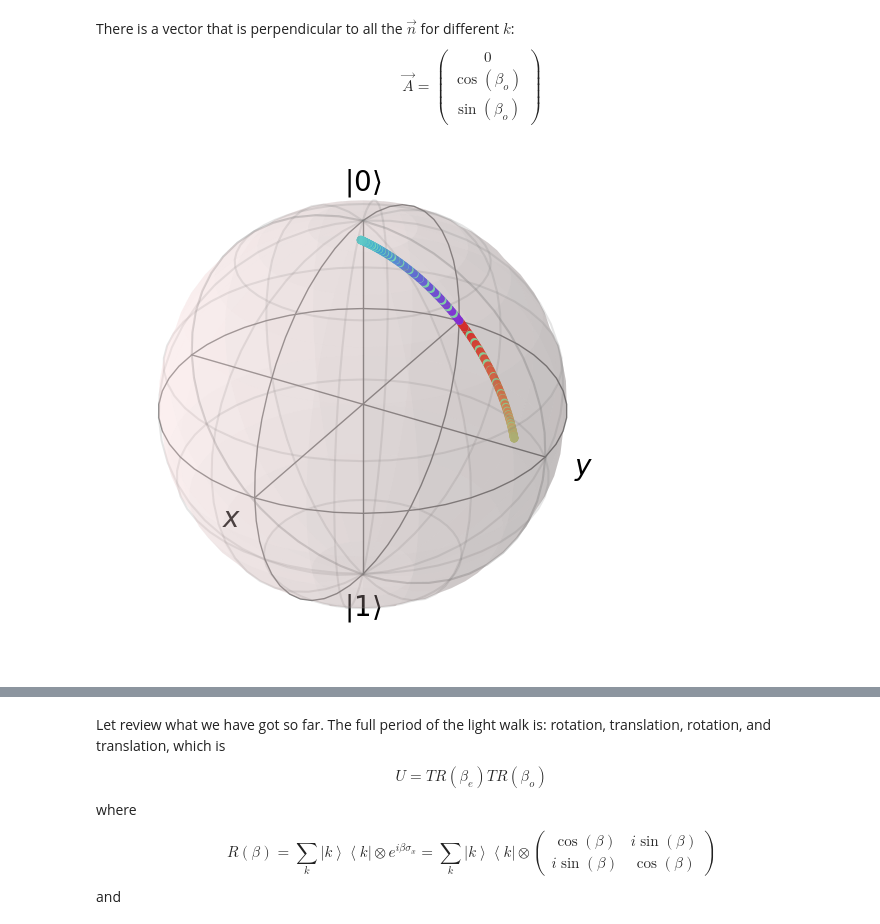
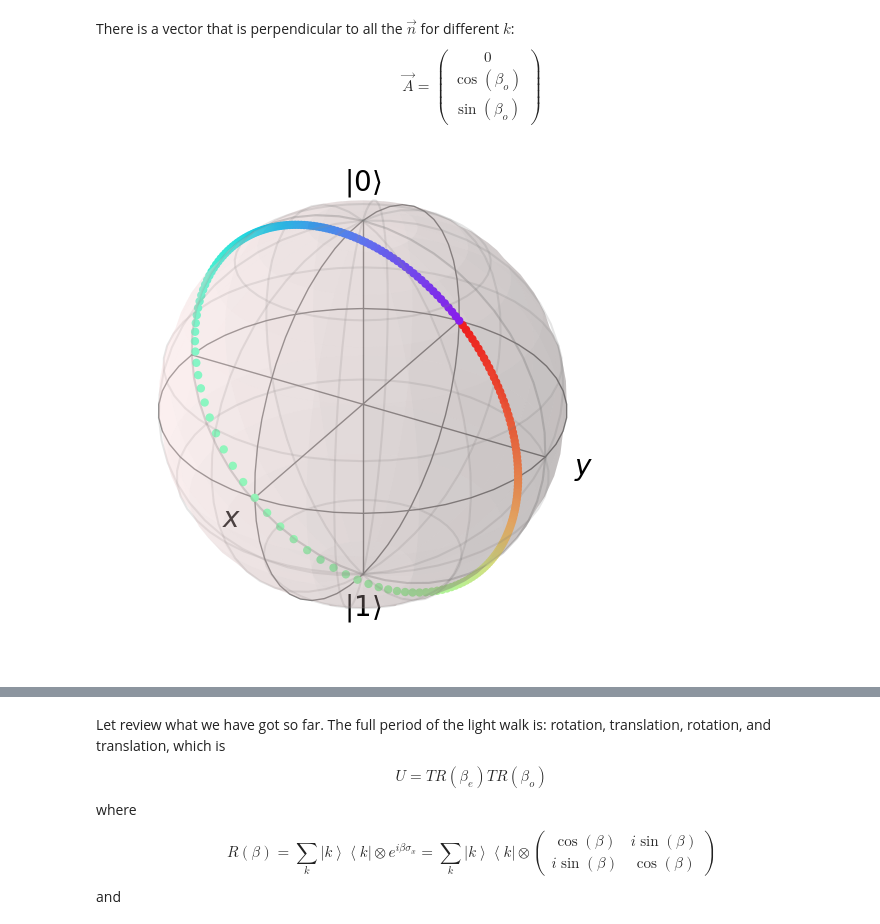
Before and after one commit to nlphotonics/light_walk_in_two_loops, a Jupyter notebook: two_loop_light_walk.ipynb, the cells around one changed output, grey strips where cells are left out. Cells and saved outputs as stored; diff of their text form; code cells hidden in the pictures.

```diff
--- a/two_loop_light_walk.ipynb
+++ b/two_loop_light_walk.ipynb
@@ -337,37 +337,37 @@ import matplotlib.pyplot as plt
 %matplotlib inline
 
 bo = 0.25*np.pi
-be = 0.35*np.pi
+be = 0.15*np.pi
 
 b = qutip.Bloch()
 b.make_sphere()
 num_points = 200
 k = np.linspace(0, 2*np.pi, num_points, endpoint=False)
 
 xp = -np.sin(bo)*np.cos(be)*np.cos(k)-np.cos(bo)*np.sin(be)
 yp = -np.sin(bo)*np.cos(be)*np.sin(k)
 zp = np.cos(bo)*np.cos(be)*np.sin(k)
 
 pnts = [xp, yp, zp]
 norms = np.linalg.norm(pnts,axis=0)
 
 pnts = np.divide(pnts,norms)
 b.add_points(pnts)
 
 colors=[]
 for i in range(num_points):
     color = plt.cm.rainbow(i / num_points)  # Color gradient from red to blue
     colors.append(color[:3])  # Extract RGB from RGBA
 b.point_color = colors
 
 # A = [0,np.cos(bo),np.sin(bo)]
 # b.add_vectors(A)
 
 
 b.render()
 b.show()
 # %% [output]
-[figure, old version]
+[figure, new version]
 # %% [markdown]
 ### Map to continuous-time time-dependent Hamiltonian
 <img src="Floquet SSH mapping.png" width="92%"/>
```
Also changed, not shown: parts of 3 cells of this notebook.
